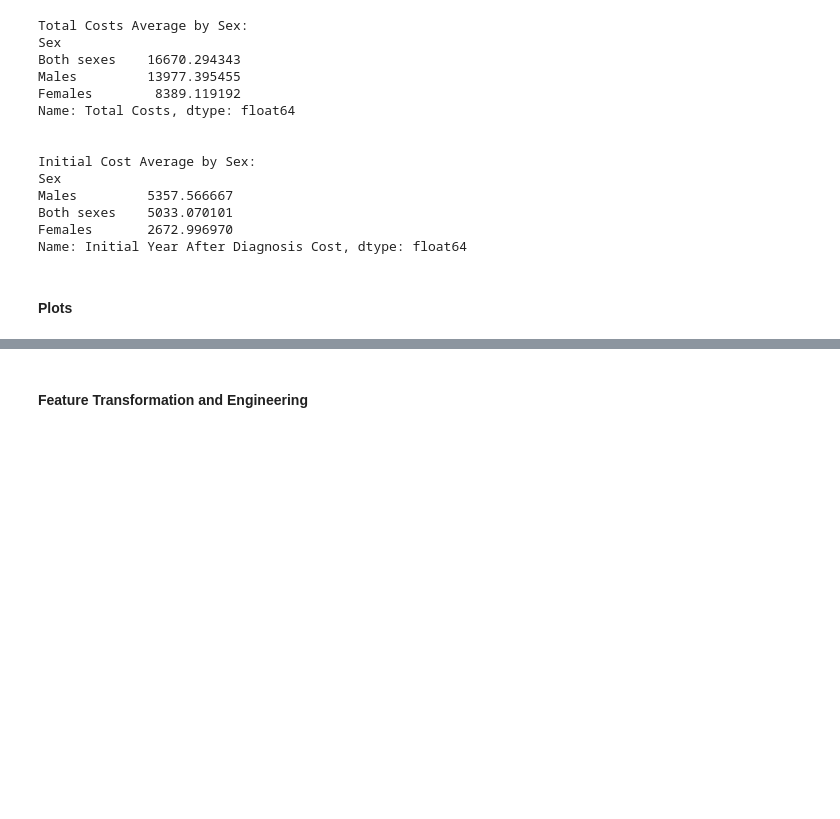
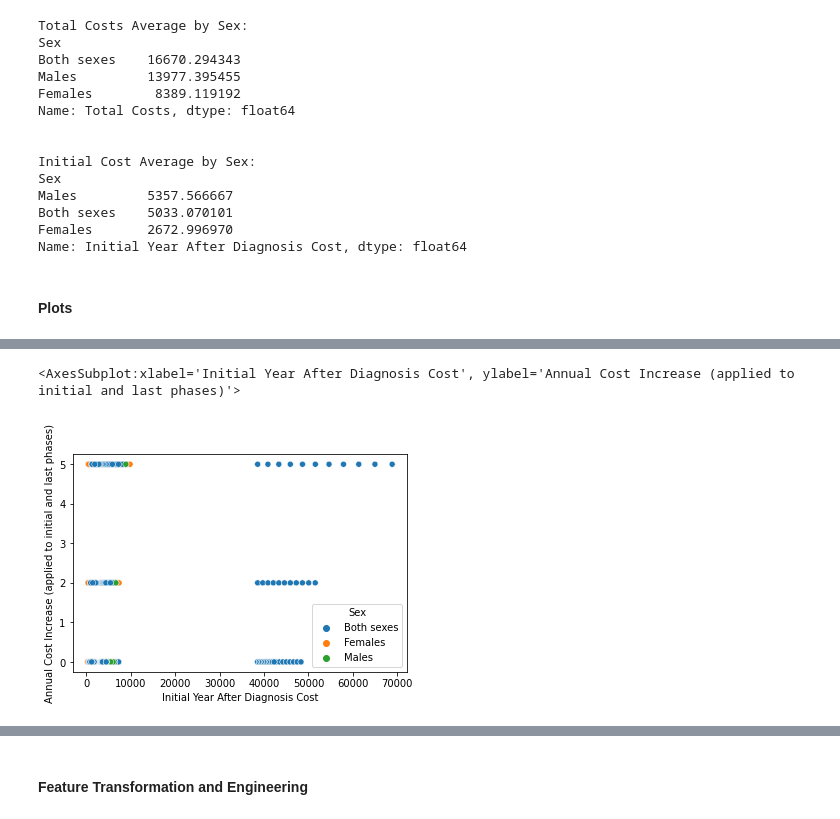
Before and after one commit to WickedoneC/Healthcare, a Jupyter notebook: Total_Insurance_Cost/Cleaning_EDA.ipynb, the cells around one changed output, grey strips where cells are left out. Cells and saved outputs as stored; diff of their text form; code cells hidden in the pictures; blank space fills up the shorter version.

```diff
--- a/Total_Insurance_Cost/Cleaning_EDA.ipynb
+++ b/Total_Insurance_Cost/Cleaning_EDA.ipynb
@@ -436,0 +448,5 @@ Name: Initial Year After Diagnosis Cost, dtype: float64
+# %%
+sns.scatterplot(data=df, x="Initial Year After Diagnosis Cost", y="Annual Cost Increase (applied to initial and last phases)", hue="Sex")
+# %% [output]
+<AxesSubplot:xlabel='Initial Year After Diagnosis Cost', ylabel='Annual Cost Increase (applied to initial and last phases)'>
+[figure, added]
```
Also changed, not shown: parts of 34 cells of this notebook.
